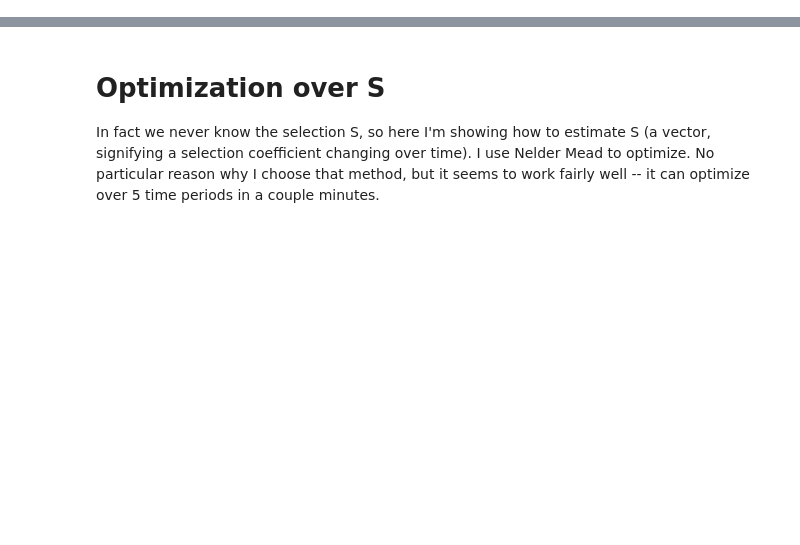
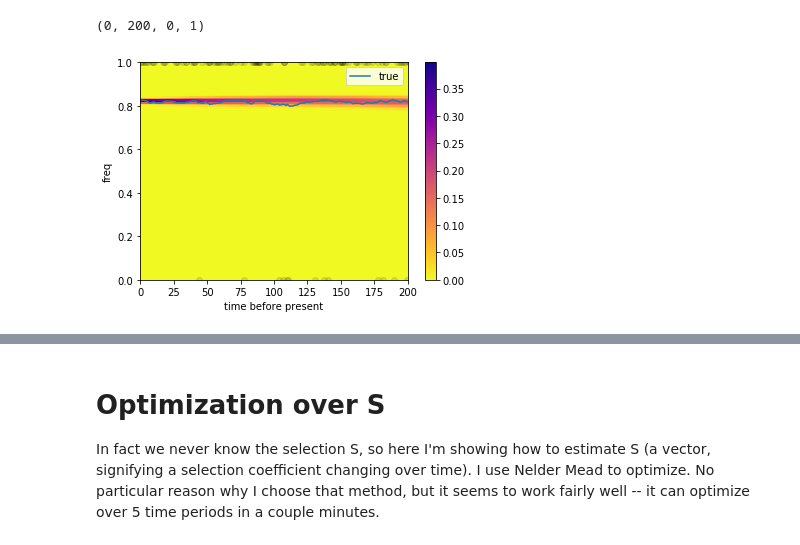
Before and after one commit to standard-aaron/clues, a Jupyter notebook: workbook.ipynb, the cells around one changed output, grey strips where cells are left out. Saved outputs shown, nothing was run; the diff lists cells and outputs as text; code cells hidden in the pictures; blank space fills up the shorter version.

```diff
--- a/workbook.ipynb
+++ b/workbook.ipynb
@@ -457,0 +612,74 @@ plot_trajs(traj,alphaMat,betaMat,freqs,genos,gens=500,tSkip=tSkip)
+# %%
+def simulate_coals(epochs,traj,nDer,nAnc,N,stop=500):
+    derTimes = []
+    ancTimes = []
+    cDer = nDer
+    cAnc = nAnc
+    epoch = 0
+    i = 0
+    while epoch < stop:
+        i += 1
+        epoch = epochs[i]
+        dt = epochs[i] - epochs[i-1]
+        tDer = 0
+        while tDer < dt and cDer > 1:
+            Kd = cDer*(cDer-1)/4/N[i-1]
+            Td = np.random.exponential(traj[i-1]/Kd)
+            tDer += Td
+            if tDer < dt:
+                #print(epoch+tDer,cDer)
+                derTimes.append(epochs[i-1]+tDer)
+                cDer -= 1
+        tAnc = 0
+        while tAnc < dt and cAnc > 1:
+            Ka = cAnc*(cAnc-1)/4/N[i-1]
+            Ta = np.random.exponential((1-traj[i])/Ka)
+            tAnc += Ta
+            if tAnc < dt:
+                ancTimes.append(epochs[i-1]+tAnc)
+                cAnc -= 1
+    derTimes = np.array(derTimes)
+    ancTimes = np.array(ancTimes)
+    return derTimes,ancTimes
+
+stop=1000
+epochs = np.arange(0.0,stop)
+t = np.linspace(0,stop,stop)
+
+pwd = 'trait_example/ld_53'
+traj = np.genfromtxt('%s/mssel.traj'%(pwd),skip_header=3)[:,1]
+nDer = 2000
+nAnc = 1000
+N = 10000*np.ones(stop)
+
+derTimes,ancTimes = simulate_coals(epochs,traj,nDer,nAnc,N,stop=stop-1)
+
+noCoals = 0
+
+times = -1.0*np.ones((2,np.max([len(derTimes),len(ancTimes)])))
+times[0,:len(derTimes)] = 1*derTimes
+times[1,:len(ancTimes)] = 1*ancTimes
+
+currentFreq = traj[0]
+sNominal = -0.00
+tOnNominal = 50
+tOffNominal = 0
+gens = stop
+Ne=1*10**4
+tSkip=1
+
+
+ancGLs, genos = simulate_gls_from_traj(epochs,traj,300,nsamp=500)
+#ancGLs = np.zeros((0,0))
+sel,epochs,N,freqs = initialize_pulse_model(sNominal,tOnNominal,tOffNominal,Ne=Ne,gens=gens,tSkip=tSkip)
+z_bins,z_logcdf,z_logsf = load_normal_tables()
+
+alphaMat = forward_algorithm(sel,times,epochs,N,freqs,z_bins,z_logcdf,z_logsf,ancGLs,noCoals=noCoals)
+betaMat = backward_algorithm(sel,times,epochs,N,freqs,z_bins,z_logcdf,z_logsf,ancGLs,noCoals=noCoals,currFreq=-1)
+
+plot_trajs(traj,alphaMat,betaMat,freqs,gens=gens,tSkip=tSkip)
+plot_genos(ancGLs[:,0],genos)
+plt.axis((0,200,0,1))
+# %% [output]
+(0, 200, 0, 1)
+[figure, added]
```
Also changed, not shown: parts of 12 cells of this notebook, 5 other files.
